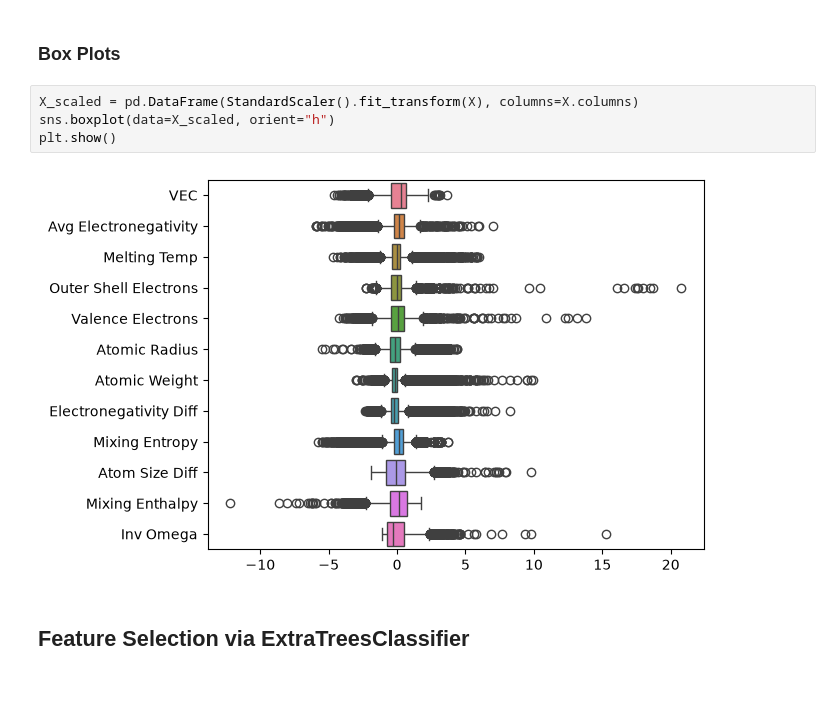
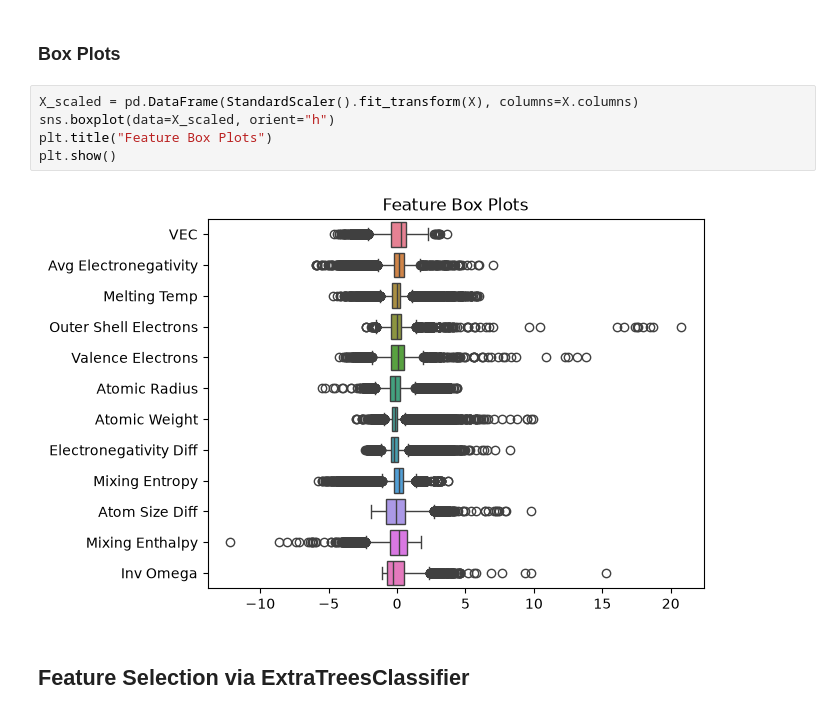
Before and after one commit to KenesuEXE/HEAi, a Jupyter notebook: main.ipynb, the cells around one changed output. Saved outputs shown, nothing was run; the diff lists cells and outputs as text; blank space fills up the shorter version.

```diff
--- a/main.ipynb
+++ b/main.ipynb
@@ -248,9 +253,10 @@ plt.show()
 # %%
 X_scaled = pd.DataFrame(StandardScaler().fit_transform(X), columns=X.columns)
 sns.boxplot(data=X_scaled, orient="h")
+plt.title("Feature Box Plots")
 plt.show()
 # %% [output]
-[figure, old version]
+[figure, new version]
 # %% [markdown]
 ## Feature Selection via ExtraTreesClassifier
 # %%
```
Also changed, not shown: parts of 52 cells of this notebook.
